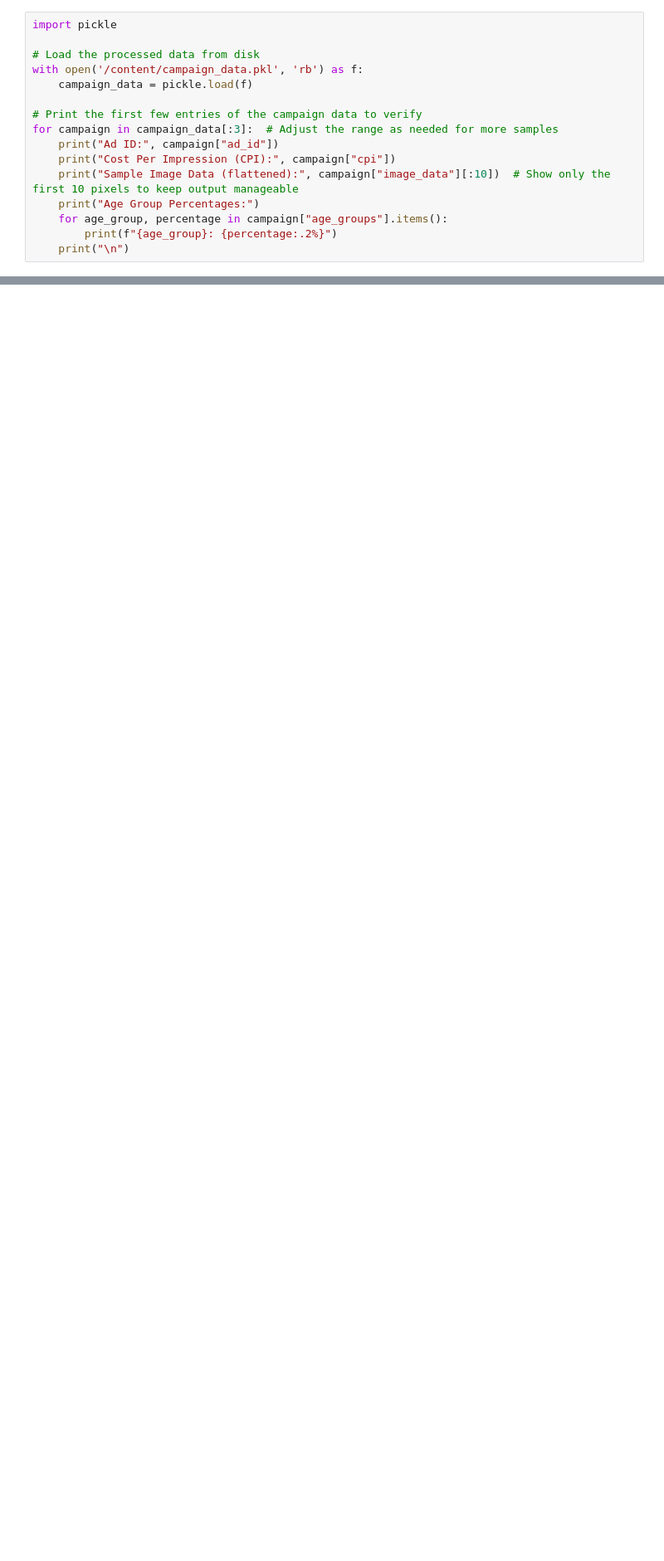
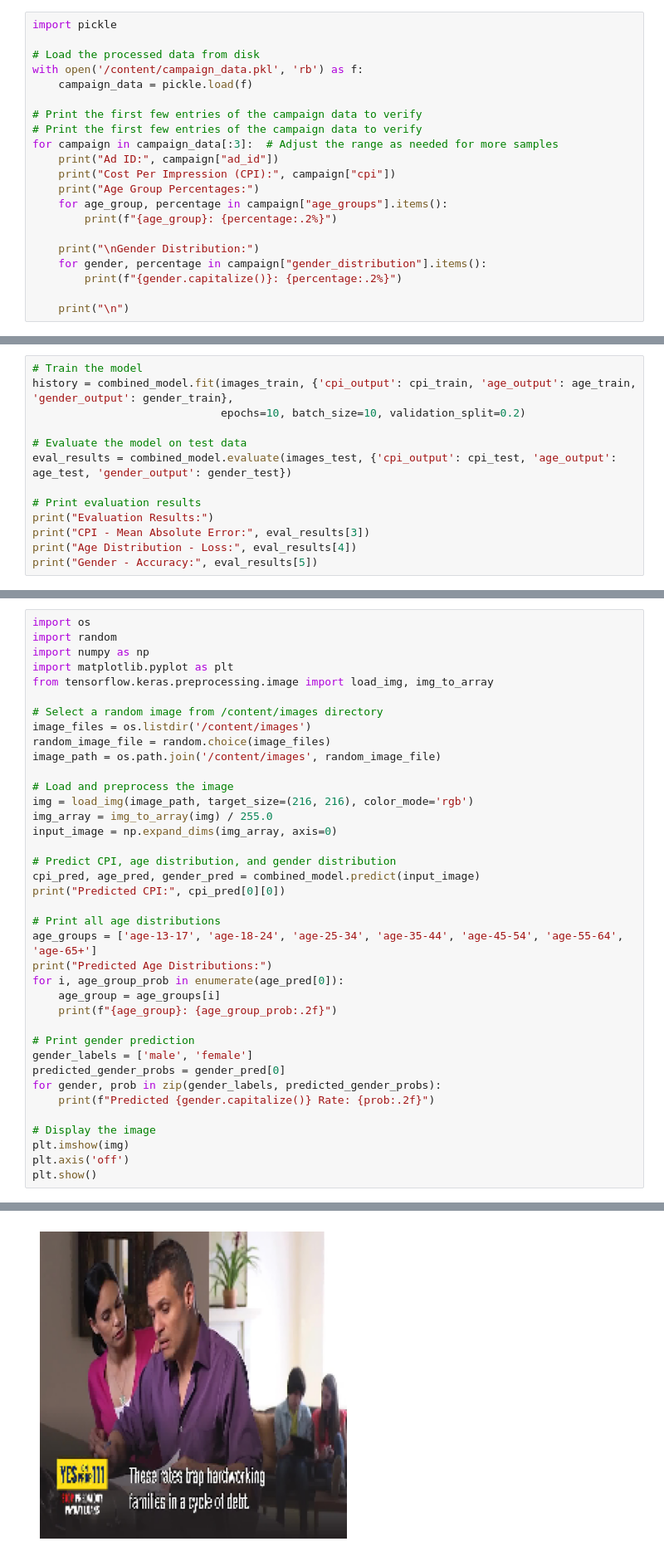
Before and after one commit to MelihFazl/AdVantage, a Jupyter notebook: ml_model/ImageModelFeatureExtraction/ImageModel/ImageAgeModel.ipynb, the cells around one changed output, grey strips where cells are left out. Shown at 83% size. Saved outputs shown, nothing was run; the diff lists cells and outputs as text; blank space fills up the shorter version.

Commit message:
Image Age and Gender Integrated

```diff
--- a/ml_model/ImageModelFeatureExtraction/ImageModel/ImageAgeModel.ipynb
+++ b/ml_model/ImageModelFeatureExtraction/ImageModel/ImageAgeModel.ipynb
@@ -207,12 +221,17 @@ with open('/content/campaign_data.pkl', 'rb') as f:
     campaign_data = pickle.load(f)
 
 # Print the first few entries of the campaign data to verify
+# Print the first few entries of the campaign data to verify
 for campaign in campaign_data[:3]:  # Adjust the range as needed for more samples
     print("Ad ID:", campaign["ad_id"])
     print("Cost Per Impression (CPI):", campaign["cpi"])
-    print("Sample Image Data (flattened):", campaign["image_data"][:10])  # Show only the first 10 pixels to keep output manageable
     print("Age Group Percentages:")
     for age_group, percentage in campaign["age_groups"].items():
         print(f"{age_group}: {percentage:.2%}")
+
+    print("\nGender Distribution:")
+    for gender, percentage in campaign["gender_distribution"].items():
+        print(f"{gender.capitalize()}: {percentage:.2%}")
+
     print("\n")
 # %% [output]
@@ -519,0 +372,13 @@ plt.show()
+# %%
+# Train the model
+history = combined_model.fit(images_train, {'cpi_output': cpi_train, 'age_output': age_train, 'gender_output': gender_train},
+                             epochs=10, batch_size=10, validation_split=0.2)
+
+# Evaluate the model on test data
+eval_results = combined_model.evaluate(images_test, {'cpi_output': cpi_test, 'age_output': age_test, 'gender_output': gender_test})
+
+# Print evaluation results
+print("Evaluation Results:")
+print("CPI - Mean Absolute Error:", eval_results[3])
+print("Age Distribution - Loss:", eval_results[4])
+print("Gender - Accuracy:", eval_results[5])
@@ -519,0 +403,39 @@ plt.show()
+# %%
+import os
+import random
+import numpy as np
+import matplotlib.pyplot as plt
+from tensorflow.keras.preprocessing.image import load_img, img_to_array
+
+# Select a random image from /content/images directory
+image_files = os.listdir('/content/images')
+random_image_file = random.choice(image_files)
+image_path = os.path.join('/content/images', random_image_file)
+
+# Load and preprocess the image
+img = load_img(image_path, target_size=(216, 216), color_mode='rgb')
+img_array = img_to_array(img) / 255.0
+input_image = np.expand_dims(img_array, axis=0)
+
+# Predict CPI, age distribution, and gender distribution
+cpi_pred, age_pred, gender_pred = combined_model.predict(input_image)
+print("Predicted CPI:", cpi_pred[0][0])
+
+# Print all age distributions
+age_groups = ['age-13-17', 'age-18-24', 'age-25-34', 'age-35-44', 'age-45-54', 'age-55-64', 'age-65+']
+print("Predicted Age Distributions:")
+for i, age_group_prob in enumerate(age_pred[0]):
+    age_group = age_groups[i]
+    print(f"{age_group}: {age_group_prob:.2f}")
+
+# Print gender prediction
+gender_labels = ['male', 'female']
+predicted_gender_probs = gender_pred[0]
+for gender, prob in zip(gender_labels, predicted_gender_probs):
+    print(f"Predicted {gender.capitalize()} Rate: {prob:.2f}")
+
+# Display the image
+plt.imshow(img)
+plt.axis('off')
+plt.show()
+# %% [output]
@@ -519,0 +454 @@ plt.show()
+[figure, added]
```
Also changed, not shown: parts of 20 cells of this notebook.
